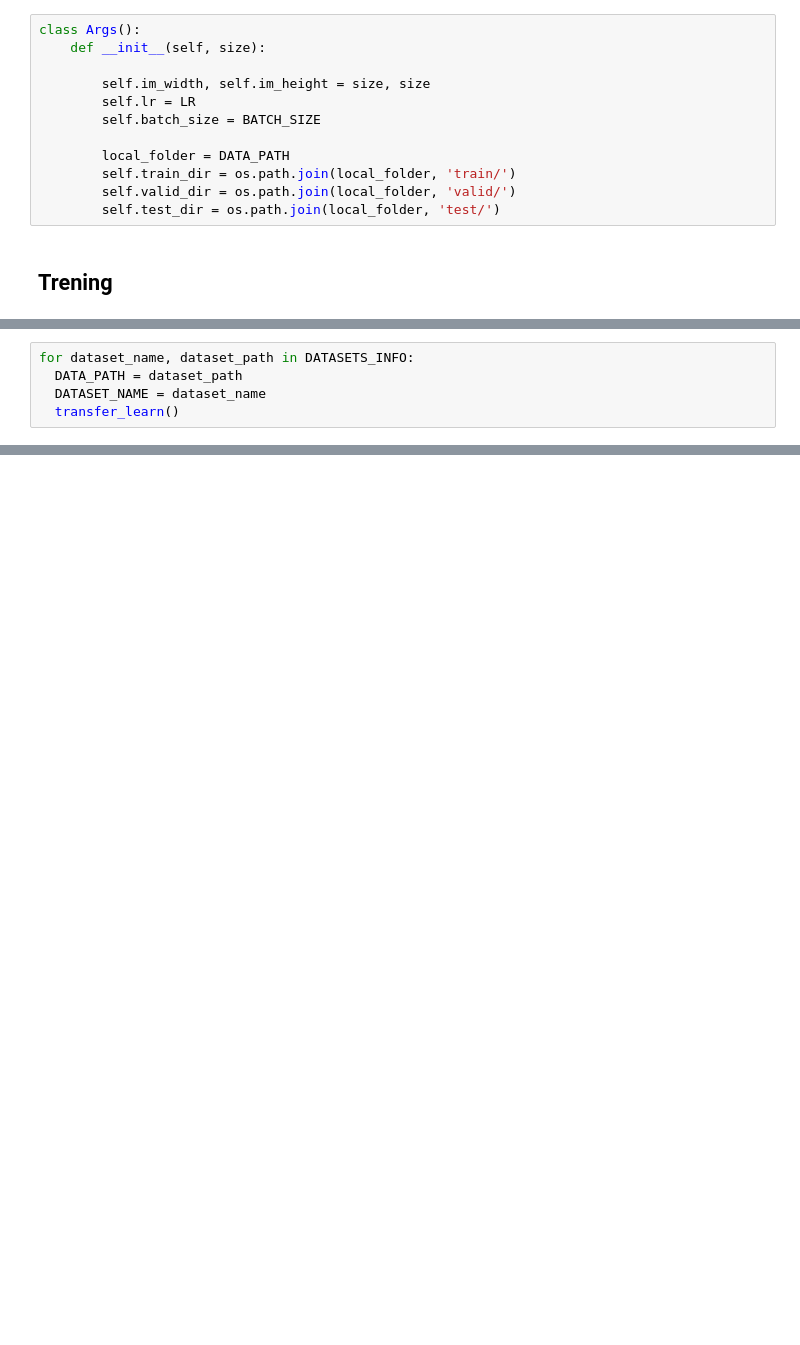
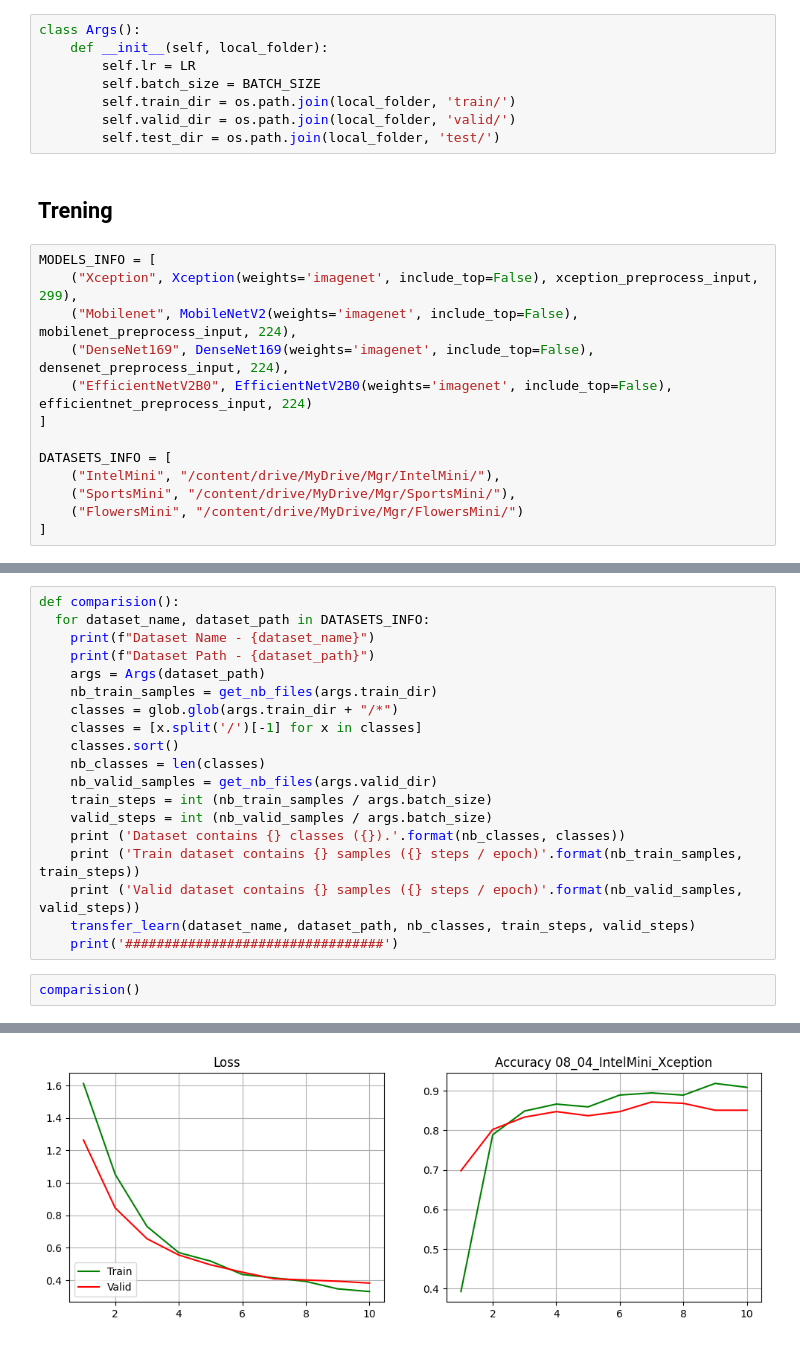
Before and after one commit to jkoniecznyy/Machine-learning, a Jupyter notebook: Nerual_Networks_Comparision.ipynb, the cells around one changed output, grey strips where cells are left out. Cells and saved outputs as stored; diff of their text form; blank space fills up the shorter version.

Commit message:
Full mini run completed

```diff
--- a/Nerual_Networks_Comparision.ipynb
+++ b/Nerual_Networks_Comparision.ipynb
@@ -228,15 +216,24 @@ def process_and_display(history, old_history, save_path):
     return new_history
 # %%
 class Args():
-    def __init__(self, size):
-
-        self.im_width, self.im_height = size, size
+    def __init__(self, local_folder):
         self.lr = LR
         self.batch_size = BATCH_SIZE
-
-        local_folder = DATA_PATH
         self.train_dir = os.path.join(local_folder, 'train/')
         self.valid_dir = os.path.join(local_folder, 'valid/')
         self.test_dir = os.path.join(local_folder, 'test/')
 # %% [markdown]
 ## Trening
+# %%
+MODELS_INFO = [
+    ("Xception", Xception(weights='imagenet', include_top=False), xception_preprocess_input, 299),
+    ("Mobilenet", MobileNetV2(weights='imagenet', include_top=False), mobilenet_preprocess_input, 224),
+    ("DenseNet169", DenseNet169(weights='imagenet', include_top=False), densenet_preprocess_input, 224),
+    ("EfficientNetV2B0", EfficientNetV2B0(weights='imagenet', include_top=False), efficientnet_preprocess_input, 224)
+]
+
+DATASETS_INFO = [
+    ("IntelMini", "/content/drive/MyDrive/Mgr/IntelMini/"),
+    ("SportsMini", "/content/drive/MyDrive/Mgr/SportsMini/"),
+    ("FlowersMini", "/content/drive/MyDrive/Mgr/FlowersMini/")
+]
@@ -336,5 +308,0 @@ def transfer_learn():
-# %%
-for dataset_name, dataset_path in DATASETS_INFO:
-  DATA_PATH = dataset_path
-  DATASET_NAME = dataset_name
-  transfer_learn()
@@ -435,0 +309,22 @@ KeyboardInterrupt: ignored
+# %%
+def comparision():
+  for dataset_name, dataset_path in DATASETS_INFO:
+    print(f"Dataset Name - {dataset_name}")
+    print(f"Dataset Path - {dataset_path}")
+    args = Args(dataset_path)
+    nb_train_samples = get_nb_files(args.train_dir)
+    classes = glob.glob(args.train_dir + "/*")
+    classes = [x.split('/')[-1] for x in classes]
+    classes.sort()
+    nb_classes = len(classes)
+    nb_valid_samples = get_nb_files(args.valid_dir)
+    train_steps = int (nb_train_samples / args.batch_size)
+    valid_steps = int (nb_valid_samples / args.batch_size)
+    print ('Dataset contains {} classes ({}).'.format(nb_classes, classes))
+    print ('Train dataset contains {} samples ({} steps / epoch)'.format(nb_train_samples, train_steps))
+    print ('Valid dataset contains {} samples ({} steps / epoch)'.format(nb_valid_samples, valid_steps))
+    transfer_learn(dataset_name, dataset_path, nb_classes, train_steps, valid_steps)
+    print('#################################')
+# %%
+comparision()
+# %% [output]
@@ -435,0 +348 @@ KeyboardInterrupt: ignored
+[figure, added]
```
Also changed, not shown: parts of 15 cells of this notebook.
